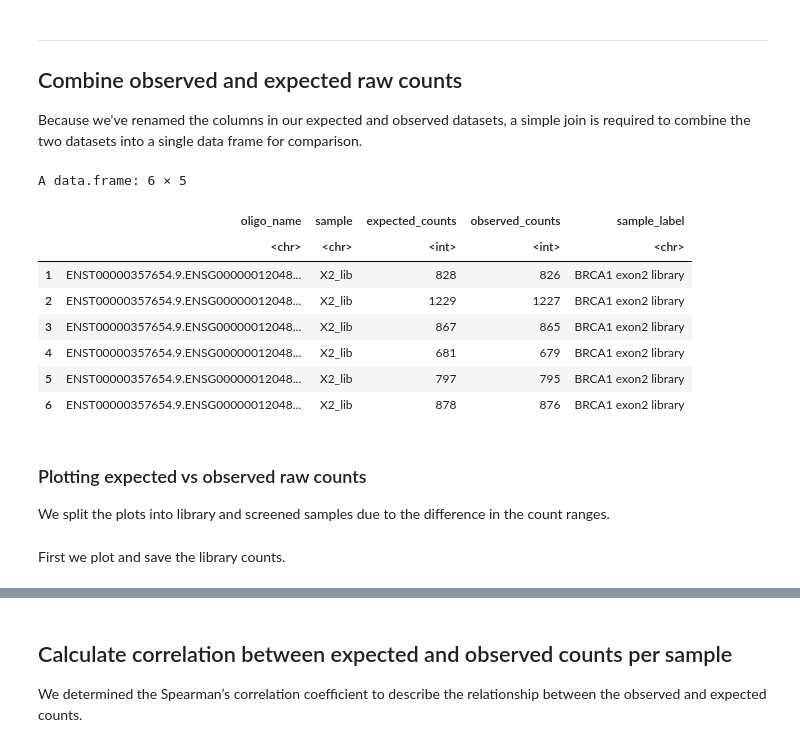
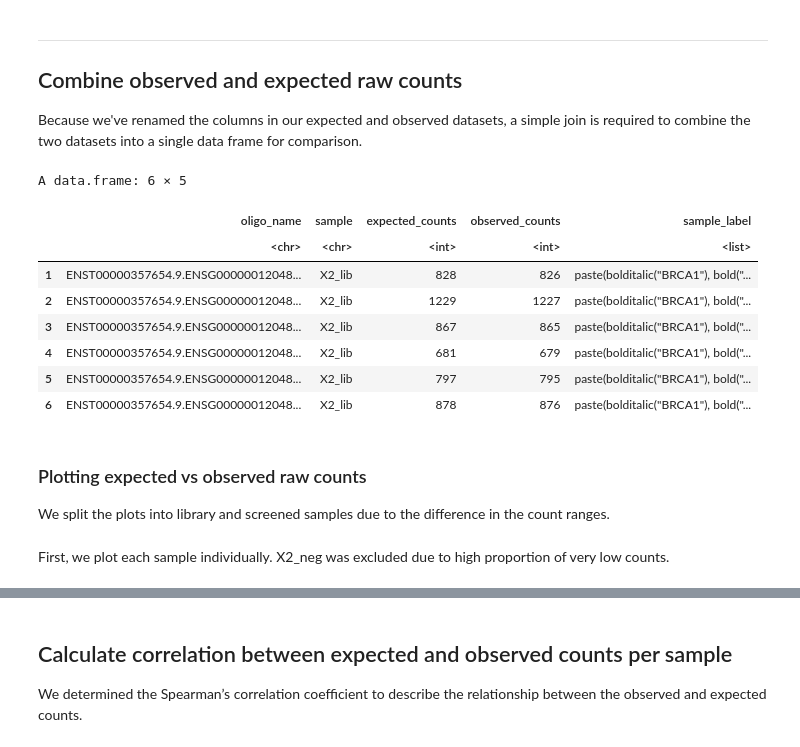
Before and after one commit to team113sanger/quants_datasets, a Jupyter notebook: comparing_raw_counts.ipynb, the cells around one changed output, grey strips where cells are left out. Drawn from its saved outputs; the diff is of its cells as text; code cells hidden in the pictures.

```diff
--- a/comparing_raw_counts.ipynb
+++ b/comparing_raw_counts.ipynb
@@ -128,30 +129,30 @@ Because we've renamed the columns in our expected and observed datasets, a simpl
 # %%
 # Combine expected and observed raw counts
 combined_counts <- expected_counts_narrow %>%
     left_join(observed_counts, by = c('oligo_name', 'sample'))
 
 # Rename samples
 combined_counts <- combined_counts %>%
- mutate(sample_label = recode(sample,
-  'X2_lib'="BRCA1 exon2 library",
-  'X2_neg'="BRCA1 exon2 negative control",
-  'X2rL41_pre'="BRCA1 exon2 D5 Rep1",
-  'X2rL41_post'="BRCA1 exon2 D11 Rep1",
-  'X2rL42_pre'="BRCA1 exon2 D5 Rep2",
-  'X2rL42_post'="BRCA1 exon2 D11 Rep2"))
+ mutate(sample_label = as.list(case_when(
+  sample == 'X2_lib' ~ expression(paste(bolditalic("BRCA1"), bold("exon2 library"))),
+  sample == 'X2_neg' ~ expression(paste(bolditalic("BRCA1"), bold("exon2 negative control"))),
+  sample == 'X2rL41_pre' ~ expression(paste(bolditalic("BRCA1"), bold("exon2 D5 Rep1"))),
+  sample == 'X2rL41_post' ~ expression(paste(bolditalic("BRCA1"), bold("exon2 D11 Rep1"))),
+  sample == 'X2rL42_pre' ~ expression(paste(bolditalic("BRCA1"), bold("exon2 D5 Rep2"))),
+  sample == 'X2rL42_post' ~ expression(paste(bolditalic("BRCA1"), bold("exon2 D11 Rep2"))))))
 
 # Show data frame
 head(combined_counts)
 # %% [output]
 A data.frame: 6 × 5
 |  | oligo_name | sample | expected_counts | observed_counts | sample_label |
-|  | <chr> | <chr> | <int> | <int> | <chr> |
-| 1 | ENST00000357654.9.ENSG00000012048... | X2_lib | 828 | 826 | BRCA1 exon2 library |
-| 2 | ENST00000357654.9.ENSG00000012048... | X2_lib | 1229 | 1227 | BRCA1 exon2 library |
-| 3 | ENST00000357654.9.ENSG00000012048... | X2_lib | 867 | 865 | BRCA1 exon2 library |
-| 4 | ENST00000357654.9.ENSG00000012048... | X2_lib | 681 | 679 | BRCA1 exon2 library |
-| 5 | ENST00000357654.9.ENSG00000012048... | X2_lib | 797 | 795 | BRCA1 exon2 library |
-| 6 | ENST00000357654.9.ENSG00000012048... | X2_lib | 878 | 876 | BRCA1 exon2 library |
+|  | <chr> | <chr> | <int> | <int> | <list> |
+| 1 | ENST00000357654.9.ENSG00000012048... | X2_lib | 828 | 826 | paste(bolditalic("BRCA1"), bold("... |
+| 2 | ENST00000357654.9.ENSG00000012048... | X2_lib | 1229 | 1227 | paste(bolditalic("BRCA1"), bold("... |
+| 3 | ENST00000357654.9.ENSG00000012048... | X2_lib | 867 | 865 | paste(bolditalic("BRCA1"), bold("... |
+| 4 | ENST00000357654.9.ENSG00000012048... | X2_lib | 681 | 679 | paste(bolditalic("BRCA1"), bold("... |
+| 5 | ENST00000357654.9.ENSG00000012048... | X2_lib | 797 | 795 | paste(bolditalic("BRCA1"), bold("... |
+| 6 | ENST00000357654.9.ENSG00000012048... | X2_lib | 878 | 876 | paste(bolditalic("BRCA1"), bold("... |
 # %% [markdown]
 ### Plotting expected vs observed raw counts
 
@@ -161,5 +162,5 @@ We split the plots into library and screened samples due to the difference in th
 palette <- brewer.pal(6,"Set1")
 names(palette) = unique(combined_counts$sample)
 # %% [markdown]
-First we plot and save the library counts.
+First, we plot each sample individually. X2_neg was excluded due to high proportion of very low counts.
 # %%
```
Also changed, not shown: parts of 7 cells of this notebook, 9 other files.
